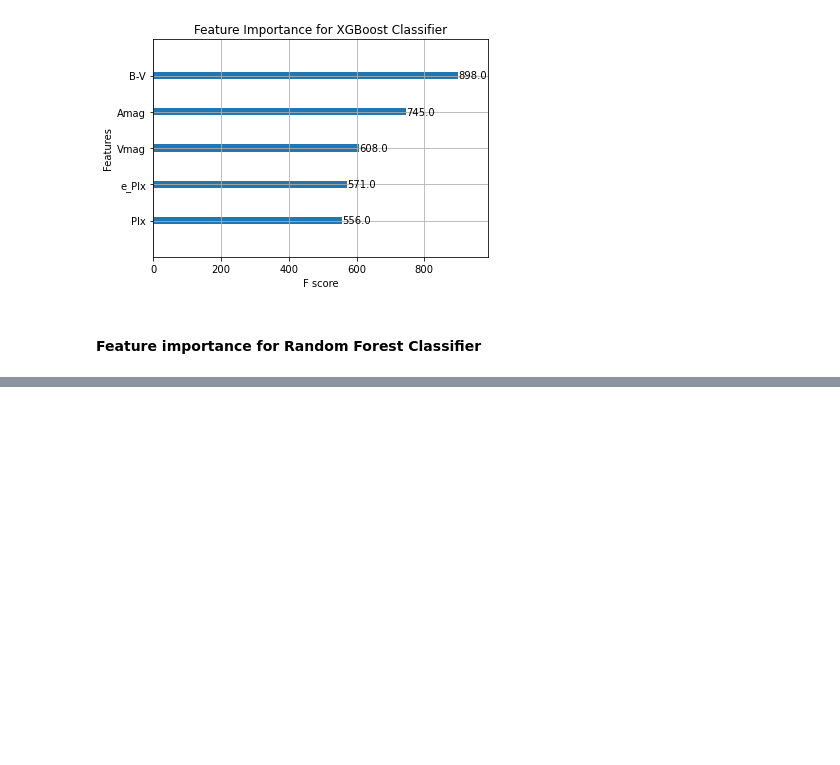
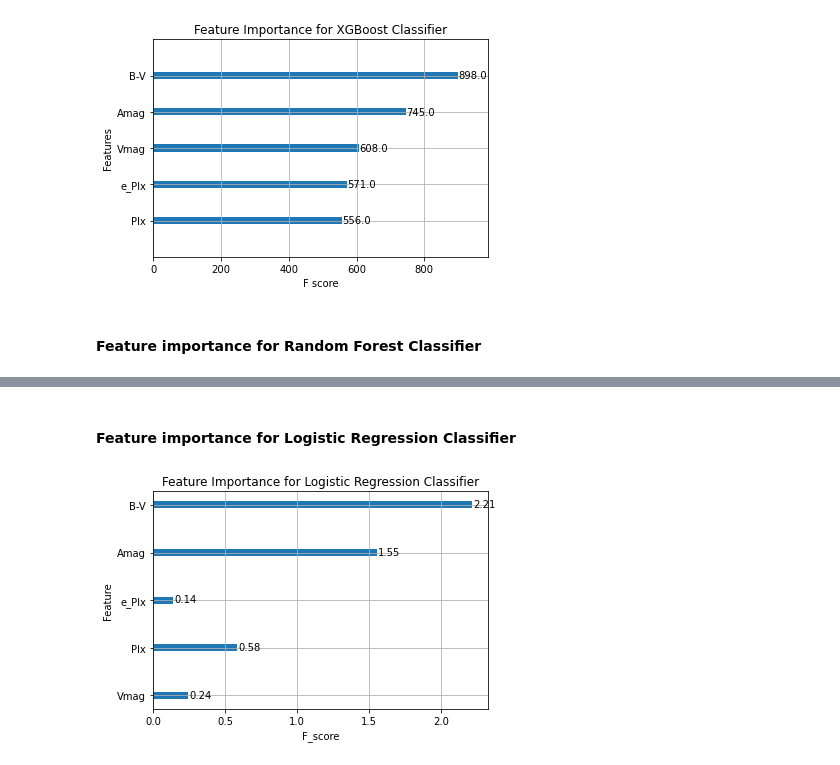
Before and after one commit to Marta-Matute/Star-Size-Prediction, a Jupyter notebook: notebooks/Model Building.ipynb, the cells around one changed output, grey strips where cells are left out. Cells and saved outputs as stored; diff of their text form; code cells hidden in the pictures; blank space fills up the shorter version.

```diff
--- a/notebooks/Model Building.ipynb
+++ b/notebooks/Model Building.ipynb
@@ -127,0 +125,17 @@ plt.show()
+# %% [markdown]
+#### Feature importance for Logistic Regression Classifier
+# %%
+lr_clf = models[0][1].fit(X_train, y_train)
+
+x_axis = X_train.columns
+y_axis = abs(lr_clf.coef_[0])
+plt.barh(x_axis, y_axis, height=0.15)
+plt.title('Feature Importance for Logistic Regression Classifier')
+plt.ylabel('Feature')
+plt.xlabel('F_score')
+plt.grid()
+for i, v in enumerate(y_axis):
+    plt.text(v+0.01, i-0.05, str(round(v, 2)), color='black')
+plt.show()
+# %% [output]
+[figure, added]
```
Also changed, not shown: parts of 48 cells of this notebook, 1 other file.
